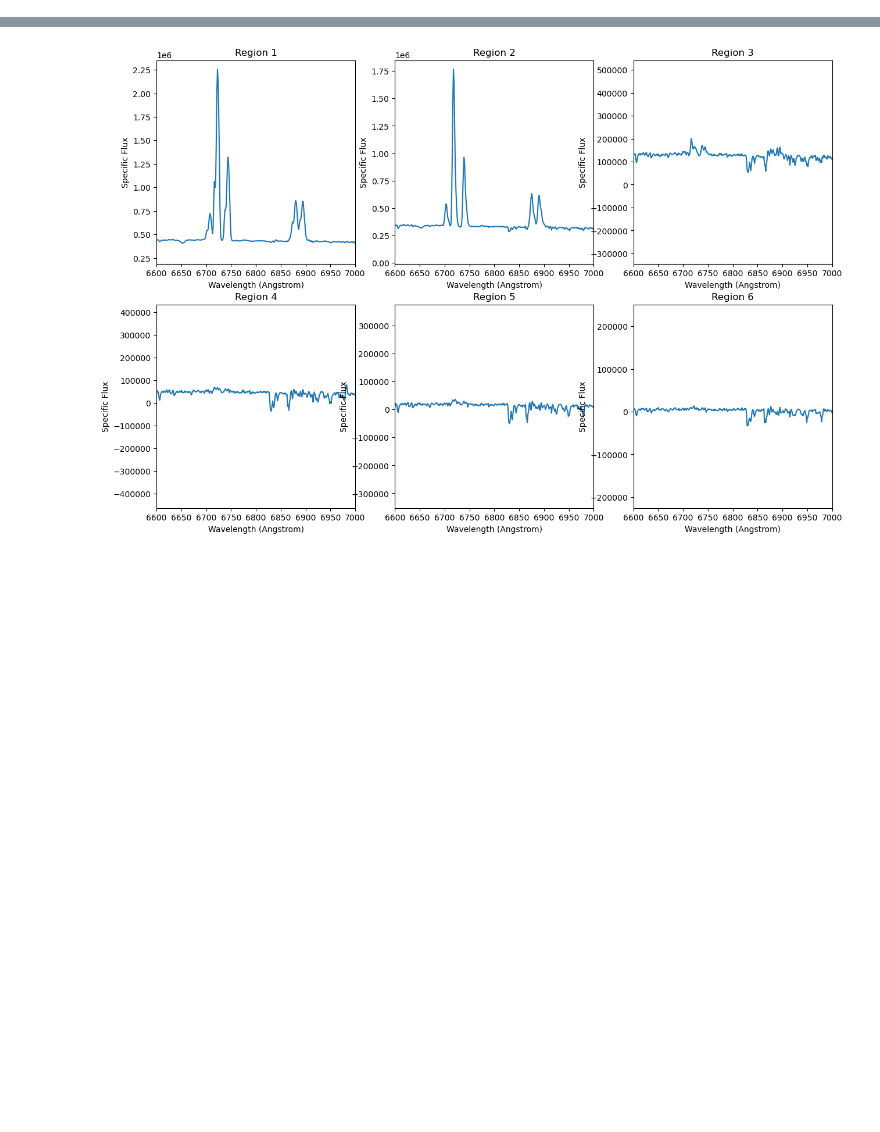
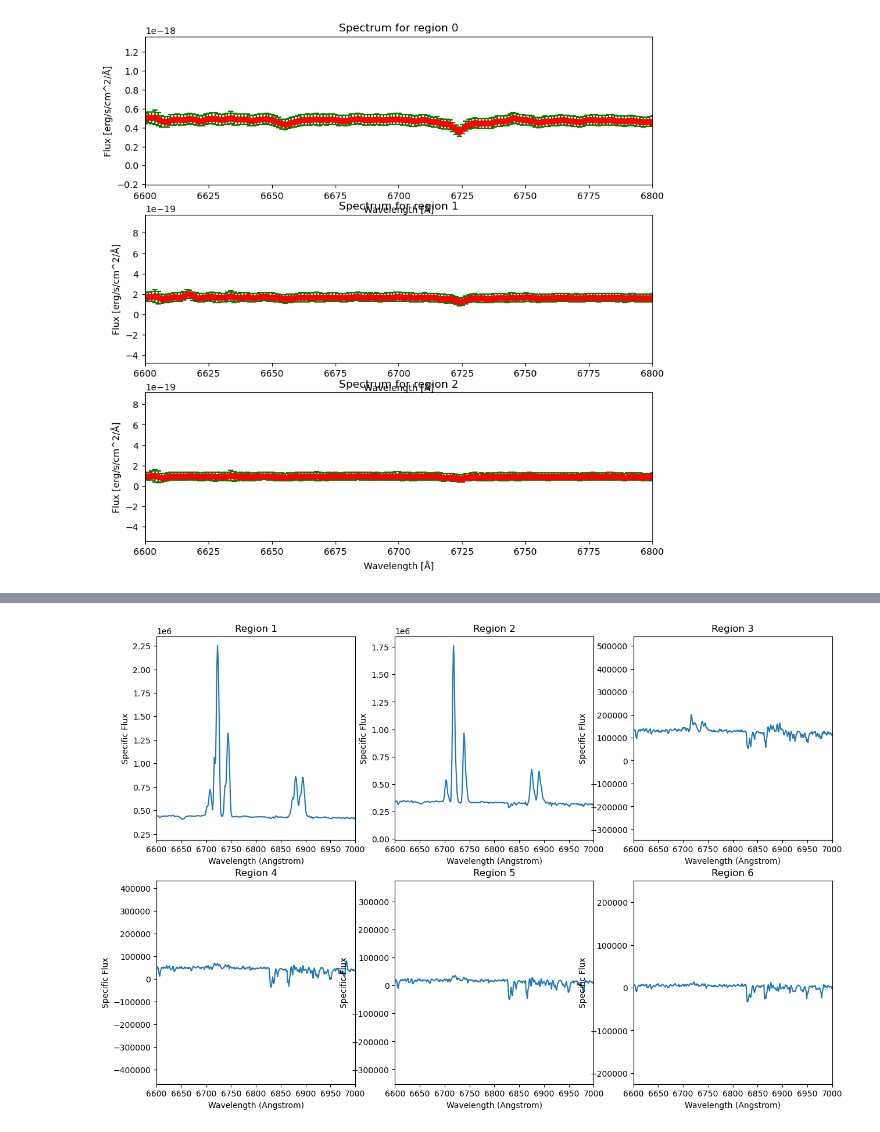
Before and after one commit to robertoinfurna/GALAXIES, a Jupyter notebook: RPS/NGC 4848.ipynb, the cells around one changed output, grey strips where cells are left out. Saved outputs shown, nothing was run; the diff lists cells and outputs as text; code cells hidden in the pictures; blank space fills up the shorter version.

```diff
--- a/RPS/NGC 4848.ipynb
+++ b/RPS/NGC 4848.ipynb
@@ -166,23 +82,0 @@ plt.show()
-# %%
-
-# Create the list of empty lists to store pixel coordinates
-elliptical_regions = [[] for i in range(1,n)]
-
-# Loop through all pixels in V_map and check which ellipse they fall into
-for x in range(V_map.shape[1]):  # Loop over X-axis (columns)
-    for y in range(V_map.shape[0]):  # Loop over Y-axis (rows)
-
-        # Transform (x, y) to the ellipse's coordinate system
-        dx = (x - center[0]) * np.cos(np.radians(angle)) + (y - center[1]) * np.sin(np.radians(angle))
-        dy = -(x - center[0]) * np.sin(np.radians(angle)) + (y - center[1]) * np.cos(np.radians(angle))
-
-        # Check for each elliptical region
-        for i in range(1, n):
-            a = width*(1-(n-i)/n)
-            b = height*(1-(n-i)/n)
-            a_ = width*(1-(n-i+1)/n)
-            b_ = height*(1-(n-i+1)/n)
-
-            # Check if the pixel is within the current elliptical region (but outside the next smaller one)
-            if (dx**2 / a**2 + dy**2 / b**2) <= 1 and (dx**2 / a_**2 + dy**2 / b_**2) > 1:
-                elliptical_regions[i-1].append([x, y])
@@ -188,0 +311,17 @@ for x in range(V_map.shape[1]):  # Loop over X-axis (columns)
+# %%
+fig,ax= plt.subplots(3,1,figsize=(10,10))
+ax = ax.flatten()
+
+for i,mask in enumerate(reg_masks):
+    n = len(mask[mask==True])
+    # Sum the spectra for the region defined by the mask (sum over the spatial axes)
+    spectra_region = np.nansum(cube[:, mask], axis=1) / n
+    var_region = np.nansum(var[:, mask], axis=1) / n
+    ax[i].errorbar(w, spectra_region * cube_units, yerr=np.sqrt(var_region * var_units), fmt='o', color='red', ecolor='green', elinewidth=1.5, capsize=3, capthick=1.5)
+
+    ax[i].set_xlim(6600,6800)
+    ax[i].set_xlabel("Wavelength [Å]")
+    ax[i].set_ylabel("Flux [erg/s/cm^2/Å]")
+    ax[i].set_title(f"Spectrum for region {i:.0f}")
+# %% [output]
+[figure, added]
```
Also changed, not shown: parts of 25 cells of this notebook.
